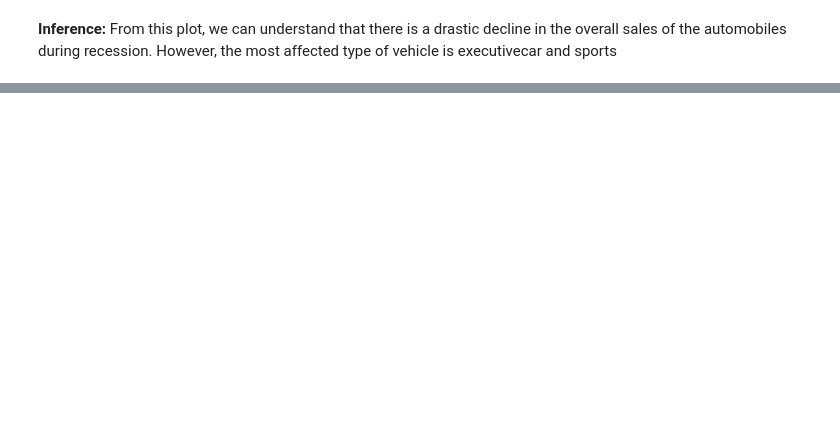
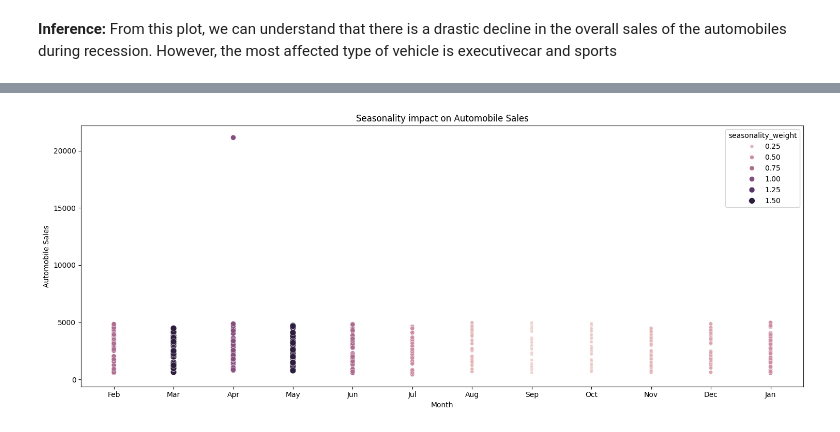
Before and after one commit to reynancs/analyzing_impact_recession_auto_sales_with_ploty, a Jupyter notebook: notebooks/historical_automobile_sales.ipynb, the cells around one changed output, grey strips where cells are left out. Cells and saved outputs as stored; diff of their text form; code cells hidden in the pictures; blank space fills up the shorter version.

```diff
--- a/notebooks/historical_automobile_sales.ipynb
+++ b/notebooks/historical_automobile_sales.ipynb
@@ -300,0 +334,20 @@ However, the most affected type of vehicle is executivecar and sports
+# %%
+# Subset for the size bubble
+size = df_non_recession['seasonality_weight']
+
+# Create the Fig and axis
+fig, ax = plt.subplots(figsize=(15,6))
+
+# Plot the Scatter Plot
+sns.scatterplot(data=df_non_recession, x='month', y='automobile_sales', size=size, hue='seasonality_weight', ax=ax)
+
+# Customization
+plt.xlabel('Month')
+plt.ylabel('Automobile Sales')
+plt.title('Seasonality impact on Automobile Sales')
+plt.tight_layout()
+
+# Save the fig file
+fig.savefig('../images/06_seasonality_impact_on_automobile_sales')
+# %% [output]
+[figure, added]
```
Also changed, not shown: parts of 20 cells of this notebook, 11 other files.
